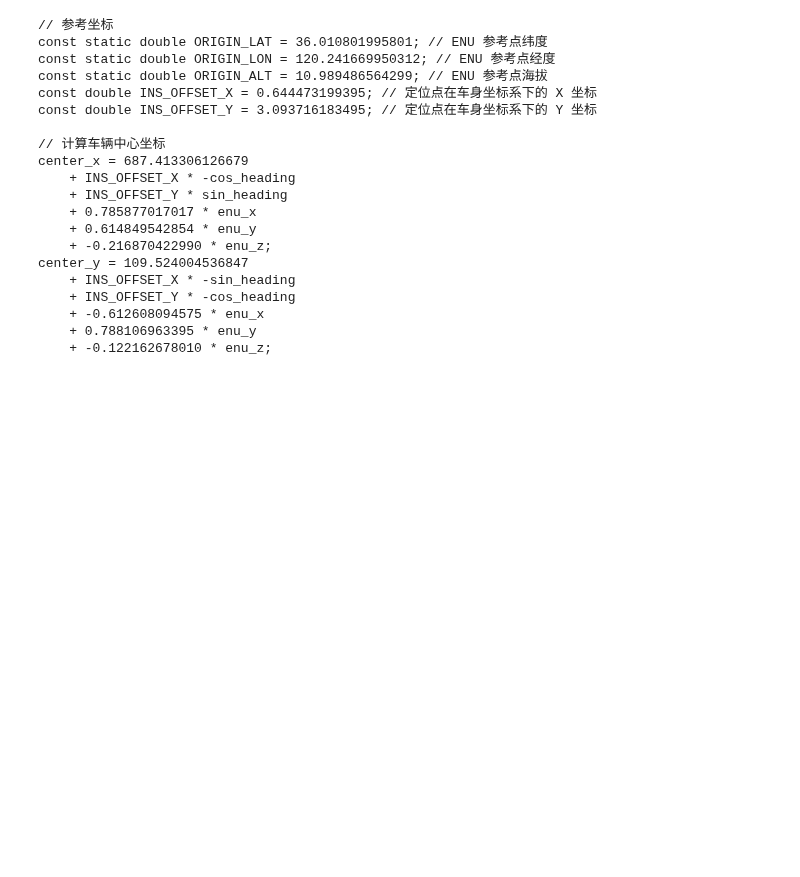
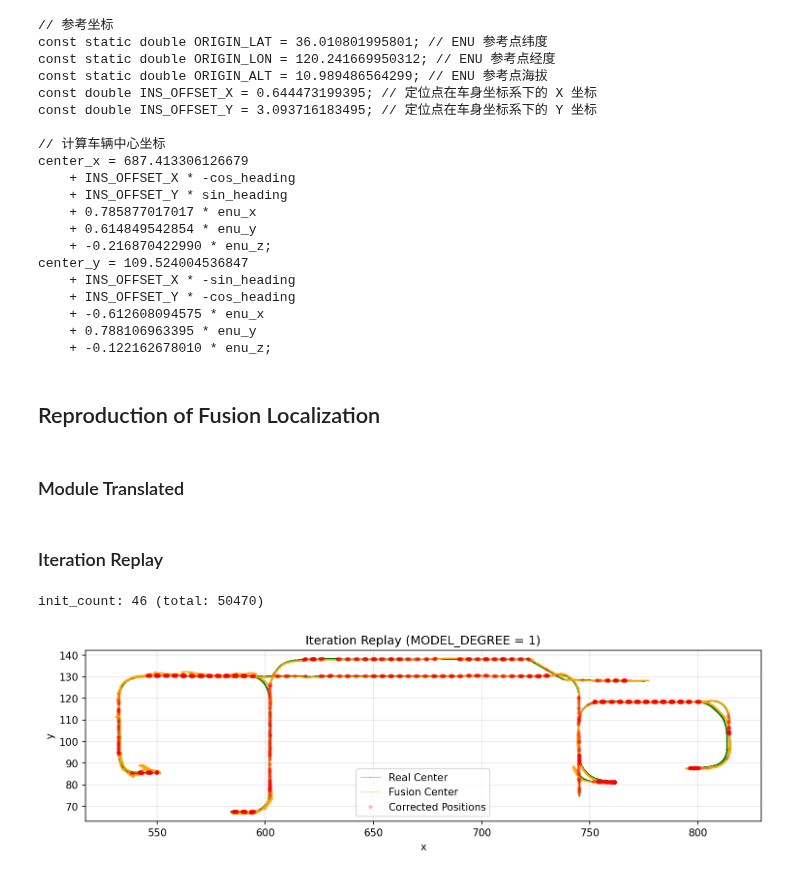
Before and after one commit to PeterAlbus/agv_parameter_visualization, a Jupyter notebook: coordinate_transform.ipynb, the cells around one changed output. Saved outputs shown, nothing was run; the diff lists cells and outputs as text; code cells hidden in the pictures; blank space fills up the shorter version.

```diff
--- a/coordinate_transform.ipynb
+++ b/coordinate_transform.ipynb
@@ -484,3 +518,7 @@ center_y = 109.524004536847
     + -0.612608094575 * enu_x
     + 0.788106963395 * enu_y
     + -0.122162678010 * enu_z;
+# %% [markdown]
+## Reproduction of Fusion Localization
+# %% [markdown]
+### Module Translated
@@ -486,0 +742,62 @@ center_y = 109.524004536847
+# %% [markdown]
+### Iteration Replay
+# %%
+fusion_localization = FusionLocalization()
+fusion_localization.init()
+
+df_replay = pd.read_csv(
+    "../local/log/1128/手动行驶全场/tracking_control_node.csv",
+    index_col=0,
+)
+df_replay["x_replay"] = np.nan
+df_replay["y_replay"] = np.nan
+df_replay.fillna({ "v_gx": 0, "v_gy": 0 }, inplace=True)
+
+init_count = 0
+for i, (index, data) in enumerate(df_replay.iterrows()):
+
+    fusion_localization.cyclic(data)
+
+    if not fusion_localization.init_finished:
+        init_count += 1
+    else:
+        df_replay.at[index, "x_replay"] = fusion_localization.state[0]
+        df_replay.at[index, "y_replay"] = fusion_localization.state[1]
+
+n_total = len(df_replay)
+print(f"init_count: {init_count} (total: {n_total})")
+# %% [output]
+init_count: 46 (total: 50470)
+# %%
+fig = plt.figure(figsize=(12, 10), dpi=150)
+fig.set_facecolor("#fff")
+ax = fig.add_subplot()
+
+df_replay_masked = df_replay.loc[df_replay["valid"] == 1]
+ax.plot(df_replay_masked["x_center"], df_replay_masked["y_center"], ".-",
+        ms=1, lw=1, color="green", alpha=0.3, label="Real Center")
+ax.plot(df_replay_masked["x_replay"], df_replay_masked["y_replay"], ".-",
+        ms=1, lw=1, color="orange", alpha=0.3, label="Fusion Center")
+
+df_corrected = df_replay.loc[
+    (df_replay["valid"] == 1)
+    & np.isfinite(df_replay["x_center"])
+    & np.isfinite(df_replay["y_center"])
+    & np.isfinite(df_replay["x_estimate"])
+    & np.isfinite(df_replay["y_estimate"])
+    & ((df_replay["x_center"] != df_replay["x_estimate"])
+       | (df_replay["x_center"] != df_replay["x_estimate"]))
+]
+ax.plot(df_corrected["x_center"], df_corrected["y_center"], "o",
+        ms=3, lw=0, color="red", alpha=0.2, label="Corrected Positions")
+
+ax.set(
+    title=f"Iteration Replay (MODEL_DEGREE = {MODEL_DEGREE})",
+    xlabel="x",
+    ylabel="y",
+    aspect="equal",
+)
+ax.legend(loc="lower center")
+ax.grid(alpha=0.3)
+# %% [output]
+[figure, added]
```
Also changed, not shown: parts of 8 cells of this notebook.
